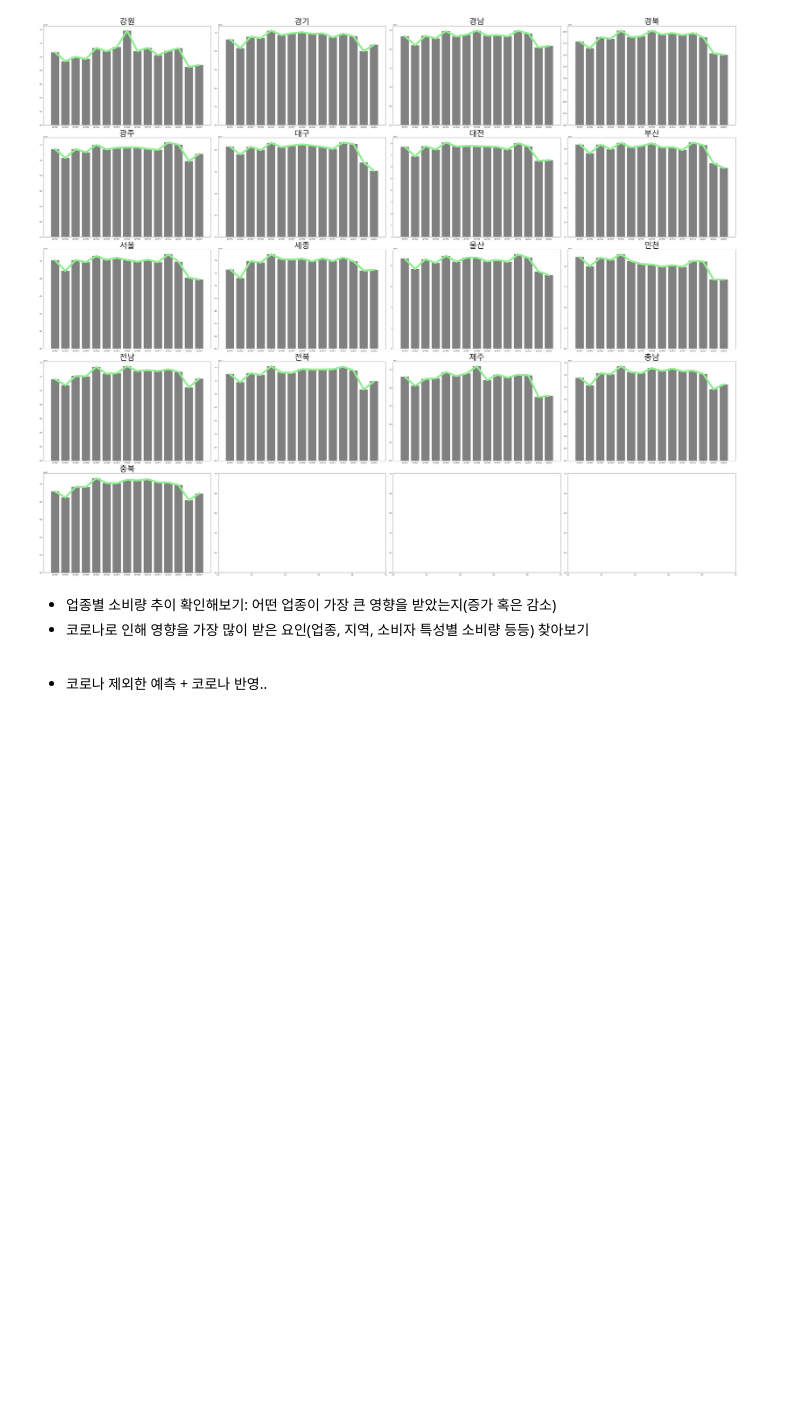
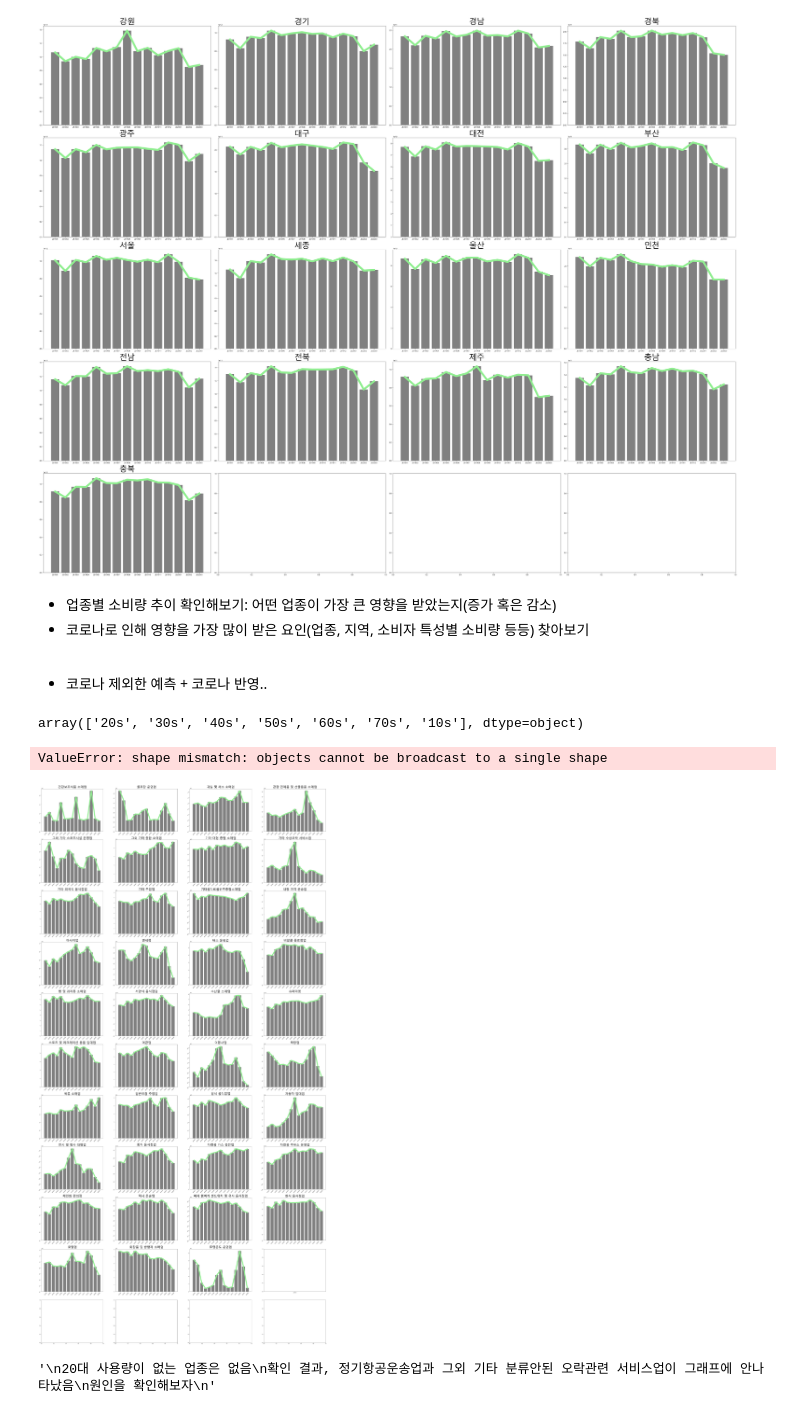
Before and after one commit to reeesource/Data_Analytics_Projects-, a Jupyter notebook: credit card prediction/카드 사용량 예측 경진대회.ipynb, the cells around one changed output. Cells and saved outputs as stored; diff of their text form; code cells hidden in the pictures; blank space fills up the shorter version.

```diff
--- a/credit card prediction/카드 사용량 예측 경진대회.ipynb
+++ b/credit card prediction/카드 사용량 예측 경진대회.ipynb
@@ -318,3 +318,46 @@ plt.tight_layout()
 <br>
 
 - 코로나 제외한 예측 + 코로나 반영..
+# %%
+# 연령별 업종별 월간 사용량
+train['AGE'].unique()
+# %% [output]
+array(['20s', '30s', '40s', '50s', '60s', '70s', '10s'], dtype=object)
+# %%
+## 업종별 월별 사용량 추이
+# plotting
+fig, ax = plt.subplots(11, 4, figsize=(50, 100))
+ax = ax.flatten()
+
+x_values = ['201901', '201902', '201903', '201904', '201905', '201906', '201907', '201908', '201909', '201910', '201911', '201912',
+            '202001', '202002', '202003']
+
+for i in range(0, 41):
+    temp = train.loc[(train['STD_CLSS_NM']==class_list[i]) & (train['AGE']=='20s')]
+    temp = temp[['REG_YYMM', 'AMT']].groupby('REG_YYMM').sum().reset_index(drop=False)
+    y_values = temp['AMT'].tolist()
+    ax[i].bar(x_values, y_values, color='grey')
+    ax[i].plot(x_values, y_values, color='lightgreen', linewidth=10)
+    ax[i].set_title(class_list[i], fontsize=30)
+    ax[i].tick_params(labelrotation=45)
+
+plt.tight_layout()
+
+del temp
+# %% [output]
+ValueError: shape mismatch: objects cannot be broadcast to a single shape
+[figure, added]
+# %%
+# 20대 사용량이 없는 업종도 있나?
+clss_20s = train.loc[train['AGE']=='20s']['STD_CLSS_NM'].unique().tolist() ;clss_20s
+len(clss_20s)
+
+del clss_20s
+
+'''
+20대 사용량이 없는 업종은 없음
+확인 결과, 정기항공운송업과 그외 기타 분류안된 오락관련 서비스업이 그래프에 안나타났음
+원인을 확인해보자
+'''
+# %% [output]
+'\n20대 사용량이 없는 업종은 없음\n확인 결과, 정기항공운송업과 그외 기타 분류안된 오락관련 서비스업이 그래프에 안나타났음\n원인을 확인해보자\n'
```
Also changed, not shown: parts of 11 cells of this notebook.
